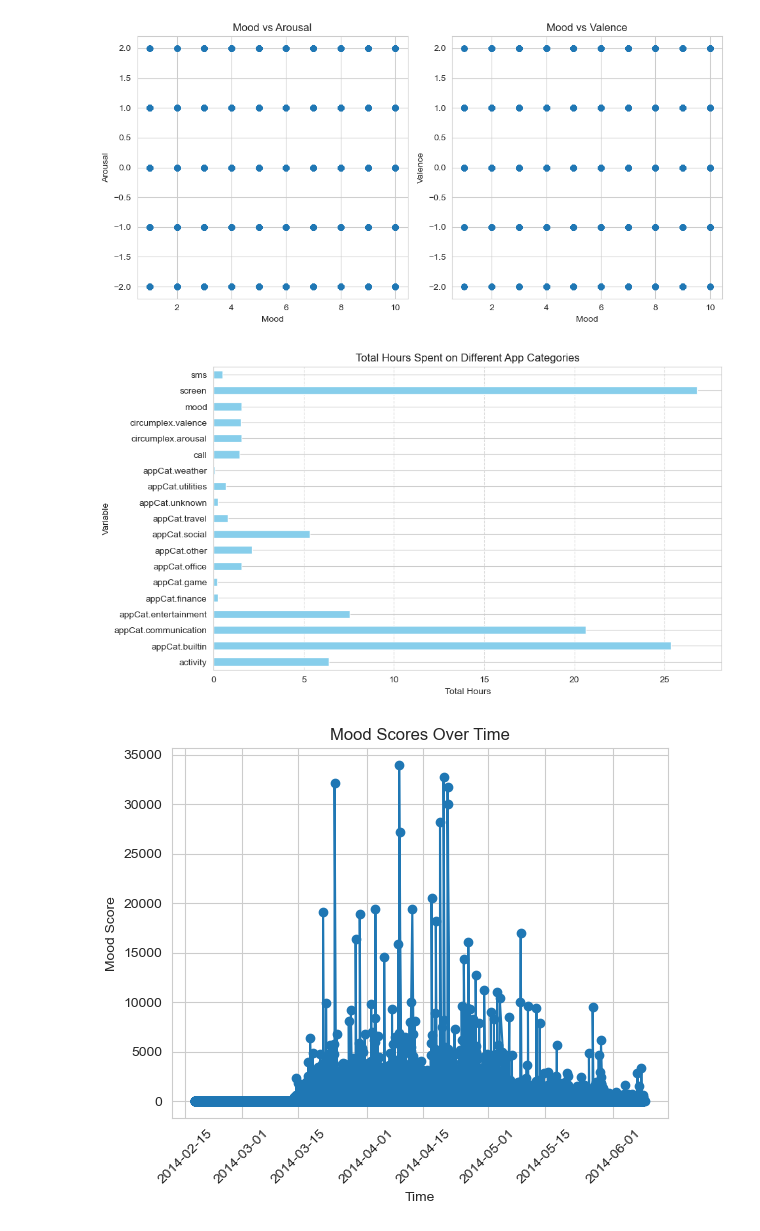
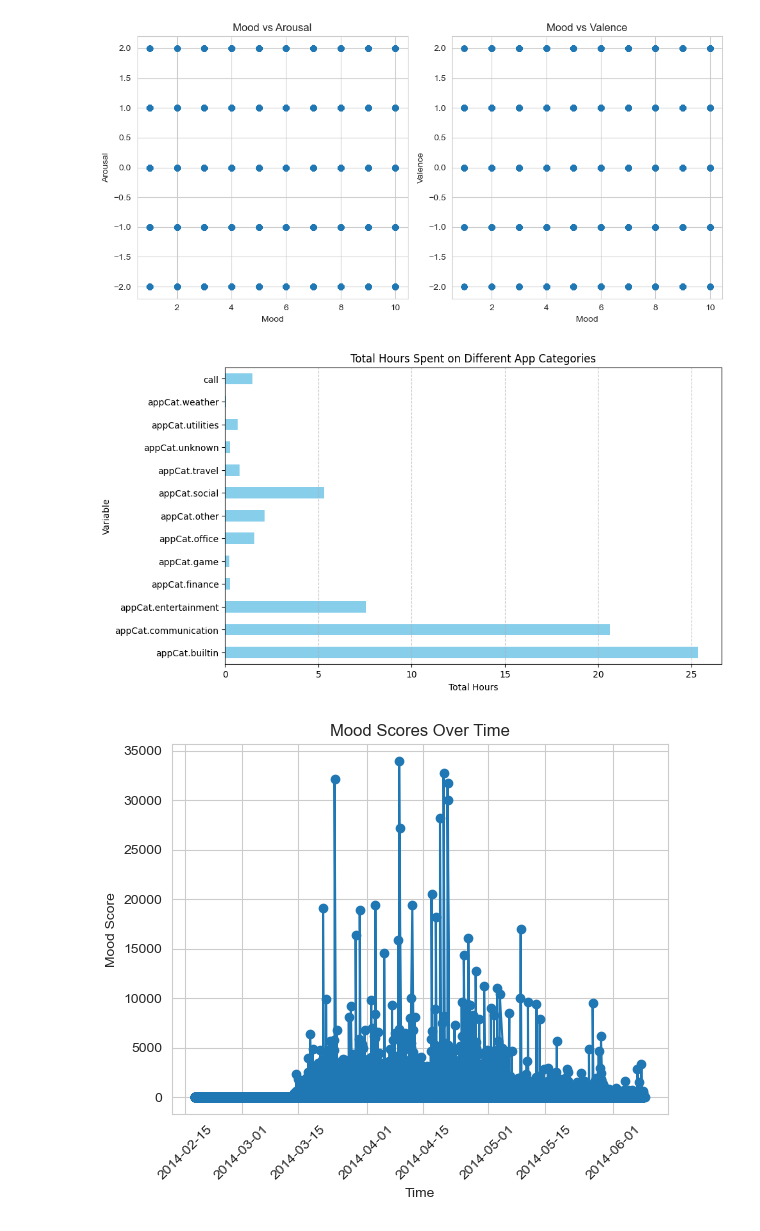
Before and after one commit to tyagipr/mood-prediction, a Jupyter notebook: notebooks/Mood_smartphone_v5_on_Classification.ipynb, the cells around one changed output. Saved outputs shown, nothing was run; the diff lists cells and outputs as text; code cells hidden in the pictures.

Commit message:
Filtered everything except apps in Hours per Category Plot

```diff
--- a/notebooks/Mood_smartphone_v5_on_Classification.ipynb
+++ b/notebooks/Mood_smartphone_v5_on_Classification.ipynb
@@ -347,20 +350,23 @@ plt.show()
 # %%
 # Convert 'time' column to datetime
 df_mood_smartphone['time'] = pd.to_datetime(df_mood_smartphone['time'])
 
+filtered_df = df_mood_smartphone[df_mood_smartphone['variable'].str.startswith('appCat') |
+                                  (df_mood_smartphone['variable'] == 'call')]
+
 # Calculate the total hours spent on each variable
-variable_hours = df_mood_smartphone.groupby('variable')['time'].count() / 3600  # Converting seconds to hours
+variable_hours = filtered_df.groupby('variable')['time'].count() / 3600  # Converting seconds to hours
 
 # Plotting
 plt.figure(figsize=(10, 6))
 variable_hours.plot(kind='barh', color='skyblue')  # Horizontal bar plot
 plt.title('Total Hours Spent on Different App Categories')
 plt.xlabel('Total Hours')
 plt.ylabel('Variable')
 plt.grid(axis='x', linestyle='--', alpha=0.7)  # Grid along the x-axis
 plt.show()
 # %% [output]
-[figure, old version]
+[figure, new version]
 # %%
 # Convert 'time' column to datetime
 df_mood_smartphone['time'] = pd.to_datetime(df_mood_smartphone['time'])
```
Also changed, not shown: parts of 1 cell of this notebook.
